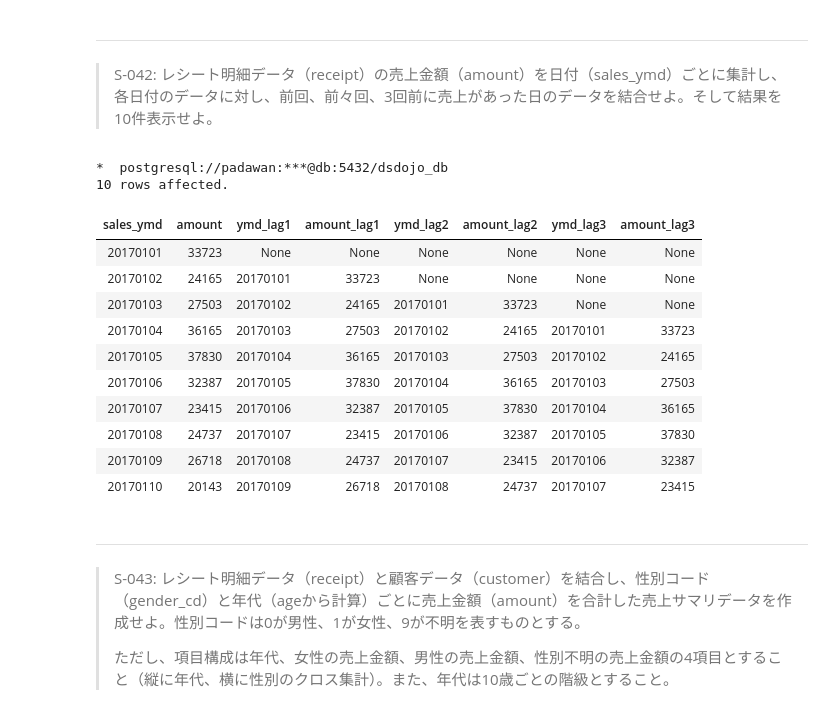
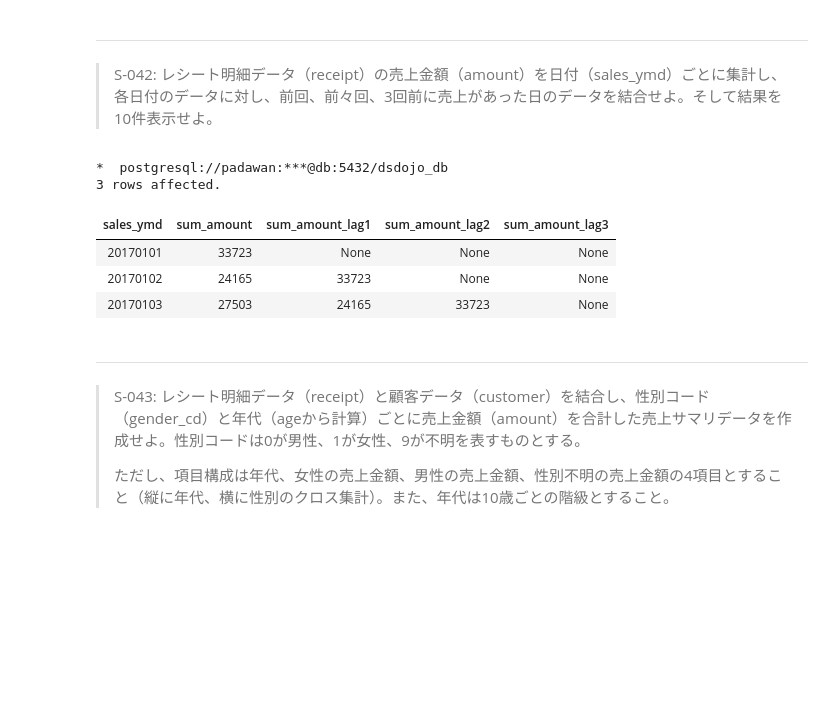
Before and after one commit to palakpaneerer/100knocks-preprocess, a Jupyter notebook: docker/work/preprocess_knock_SQL.ipynb, the cells around one changed output. Cells and saved outputs as stored; diff of their text form; code cells hidden in the pictures; blank space fills up the shorter version.

```diff
--- a/docker/work/preprocess_knock_SQL.ipynb
+++ b/docker/work/preprocess_knock_SQL.ipynb
@@ -1262,45 +1244,36 @@ LIMIT
 > S-042: レシート明細データ（receipt）の売上金額（amount）を日付（sales_ymd）ごとに集計し、各日付のデータに対し、前回、前々回、3回前に売上があった日のデータを結合せよ。そして結果を10件表示せよ。
 # %%
 %%sql
+
+--amountを日付ごとに集計
+--前回、前々回、3回前月のテーブルをSELECT
 
 WITH sales_amount_by_date AS (
     SELECT
         sales_ymd,
-        SUM(amount) AS amount
+        SUM(amount) AS sum_amount
     FROM
         receipt
     GROUP BY
         sales_ymd
 )
 SELECT
     sales_ymd,
-    amount,
-    LAG(sales_ymd, 1) OVER(ORDER BY sales_ymd ASC) AS ymd_lag1,
-    LAG(amount, 1) OVER(ORDER BY sales_ymd ASC) AS amount_lag1,
-    LAG(sales_ymd, 2) OVER(ORDER BY sales_ymd ASC) AS ymd_lag2,
-    LAG(amount, 2) OVER(ORDER BY sales_ymd ASC) AS amount_lag2,
-    LAG(sales_ymd, 3) OVER(ORDER BY sales_ymd ASC) AS ymd_lag3,
-    LAG(amount, 3) OVER(ORDER BY sales_ymd ASC) AS amount_lag3
+    sum_amount,
+    LAG(sum_amount, 1) OVER(ORDER BY sales_ymd ASC) AS sum_amount_lag1,
+    LAG(sum_amount, 2) OVER(ORDER BY sales_ymd ASC) AS sum_amount_lag2,
+    LAG(sum_amount, 3) OVER(ORDER BY sales_ymd ASC) AS sum_amount_lag3
 FROM
     sales_amount_by_date
 LIMIT
-    10
-;
--- WINDOW関数のLAG()はWHERE句で参照できません。もし、ymd_lag3 IS NOT NULLを制御したいなら、WITH句で増やべき。
+    3;
 # %% [output]
 *  postgresql://padawan:***@db:5432/dsdojo_db
-10 rows affected.
+3 rows affected.
-| sales_ymd | amount | ymd_lag1 | amount_lag1 | ymd_lag2 | amount_lag2 | ymd_lag3 | amount_lag3 |
-| 20170101 | 33723 | None | None | None | None | None | None |
-| 20170102 | 24165 | 20170101 | 33723 | None | None | None | None |
-| 20170103 | 27503 | 20170102 | 24165 | 20170101 | 33723 | None | None |
-| 20170104 | 36165 | 20170103 | 27503 | 20170102 | 24165 | 20170101 | 33723 |
-| 20170105 | 37830 | 20170104 | 36165 | 20170103 | 27503 | 20170102 | 24165 |
-| 20170106 | 32387 | 20170105 | 37830 | 20170104 | 36165 | 20170103 | 27503 |
-| 20170107 | 23415 | 20170106 | 32387 | 20170105 | 37830 | 20170104 | 36165 |
-| 20170108 | 24737 | 20170107 | 23415 | 20170106 | 32387 | 20170105 | 37830 |
-| 20170109 | 26718 | 20170108 | 24737 | 20170107 | 23415 | 20170106 | 32387 |
-| 20170110 | 20143 | 20170109 | 26718 | 20170108 | 24737 | 20170107 | 23415 |
+| sales_ymd | sum_amount | sum_amount_lag1 | sum_amount_lag2 | sum_amount_lag3 |
+| 20170101 | 33723 | None | None | None |
+| 20170102 | 24165 | 33723 | None | None |
+| 20170103 | 27503 | 24165 | 33723 | None |
 # %% [markdown]
 ---
 > S-043: レシート明細データ（receipt）と顧客データ（customer）を結合し、性別コード（gender_cd）と年代（ageから計算）ごとに売上金額（amount）を合計した売上サマリデータを作成せよ。性別コードは0が男性、1が女性、9が不明を表すものとする。
```
Also changed, not shown: parts of 21 cells of this notebook.
